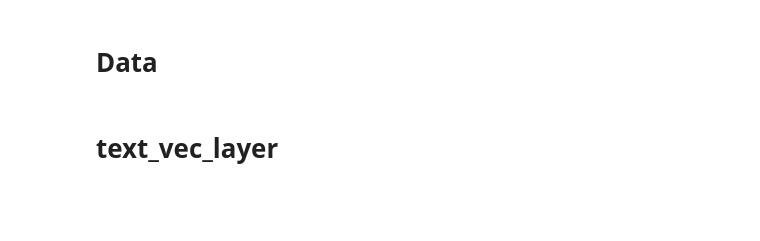
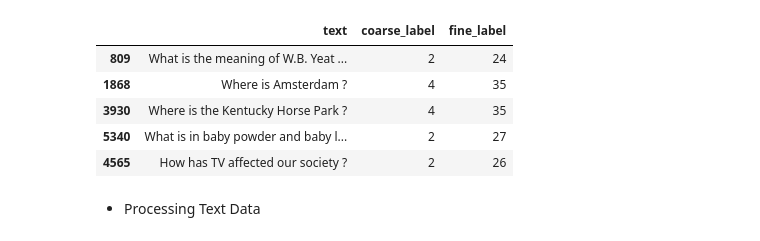
Before and after one commit to iiWhiteii/Anote-Text-Classification, a Jupyter notebook: Banking Dataset/RNN/RNN.ipynb, the cells around one changed output. Cells and saved outputs as stored; diff of their text form; code cells hidden in the pictures; blank space fills up the shorter version.

```diff
--- a/Banking Dataset/RNN/RNN.ipynb
+++ b/Banking Dataset/RNN/RNN.ipynb
@@ -8,2 +14,28 @@ from tensorflow.keras.layers.experimental.preprocessing import TextVectorization
+# %%
+from datasets import load_dataset as ld
+
+def load_dataset_as_pandas_dataframe(
+    dataset_name: str="trec"
+):
+
+    dataset = ld(dataset_name)
+    df = dataset["train"].to_pandas()
+    df = df.sample(frac=1)
+
+    df_test = dataset["test"].to_pandas()
+    df_test = df_test.sample(frac=1)
+
+    return df, df_test
+# %%
+df, df_test = load_dataset_as_pandas_dataframe()
+# %%
+df.head(5)
+# %% [output]
+|  | text | coarse_label | fine_label |
+| 809 | What is the meaning of W.B. Yeat ... | 2 | 24 |
+| 1868 | Where is Amsterdam ? | 4 | 35 |
+| 3930 | Where is the Kentucky Horse Park ? | 4 | 35 |
+| 5340 | What is in baby powder and baby l... | 2 | 27 |
+| 4565 | How has TV affected our society ? | 2 | 26 |
 # %% [markdown]
-# Data
+- Processing Text Data
@@ -17,2 +41,0 @@ labels = test_df['label'][:150]
-# %% [markdown]
-# text_vec_layer
```
Also changed, not shown: parts of 16 cells of this notebook, 1 other file.
